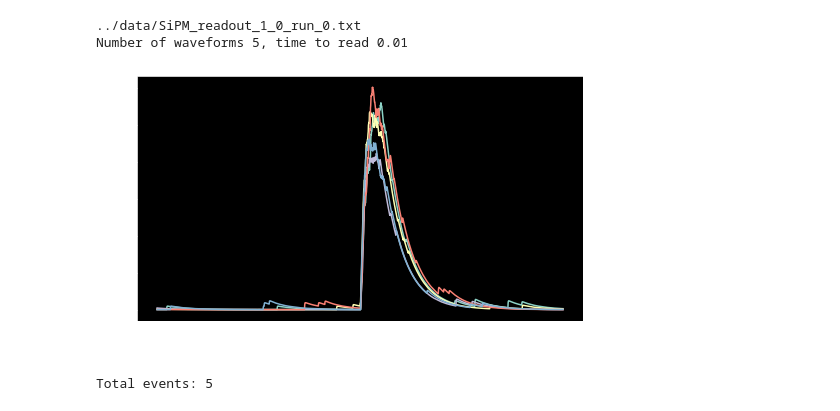
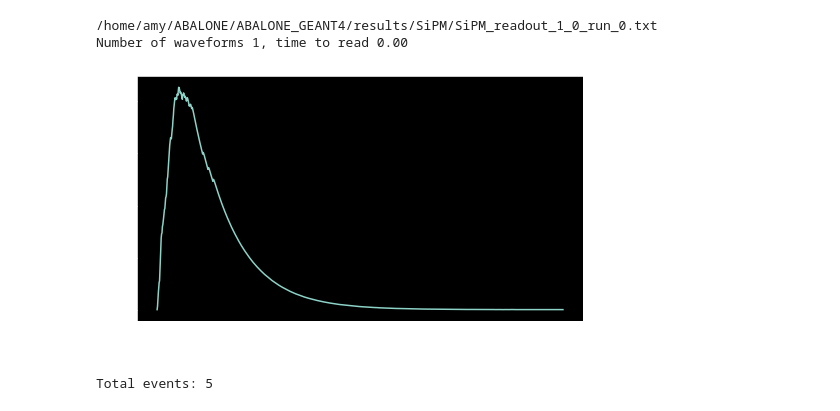
Before and after one commit to antoine-amy/Data_Processing, a Jupyter notebook: notebooks/integrate_waveforms_LYSO.ipynb, the cells around one changed output. Drawn from its saved outputs; the diff is of its cells as text; code cells hidden in the pictures.

Commit message:
Added paths informations

```diff
--- a/notebooks/integrate_waveforms_LYSO.ipynb
+++ b/notebooks/integrate_waveforms_LYSO.ipynb
@@ -15,12 +15,12 @@ import os
 import math
 # %%
 # reading waveforms from all .txt files in the indicated path, also with plot
-#To read the data from the data folder use "../data"
-wfs1=su.read_waveforms_from_json(path='../data', plot=5)
+#To read the data from the data folder use "../data", and "/path_to_simulation/ABALONE/ABALONE_GEANT4/results/SiPM" from the simulation
+wfs1=su.read_waveforms_from_json(path='/home/amy/ABALONE/ABALONE_GEANT4/results/SiPM', plot=5)
 # %% [output]
-../data/SiPM_readout_1_0_run_0.txt
-Number of waveforms 5, time to read 0.01
+/home/amy/ABALONE/ABALONE_GEANT4/results/SiPM/SiPM_readout_1_0_run_0.txt
+Number of waveforms 1, time to read 0.00
-[figure, old version]
+[figure, new version]
 # %%
 # run without doing fits, really fast
 # "area" variable is ok for simulated data
```
